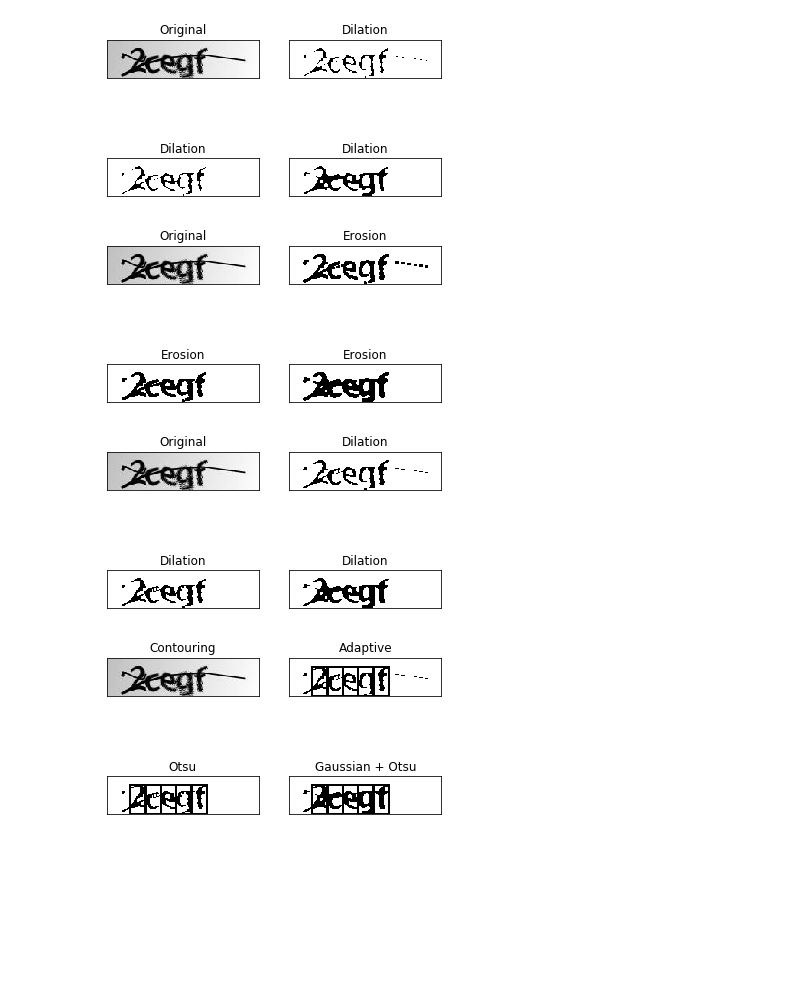
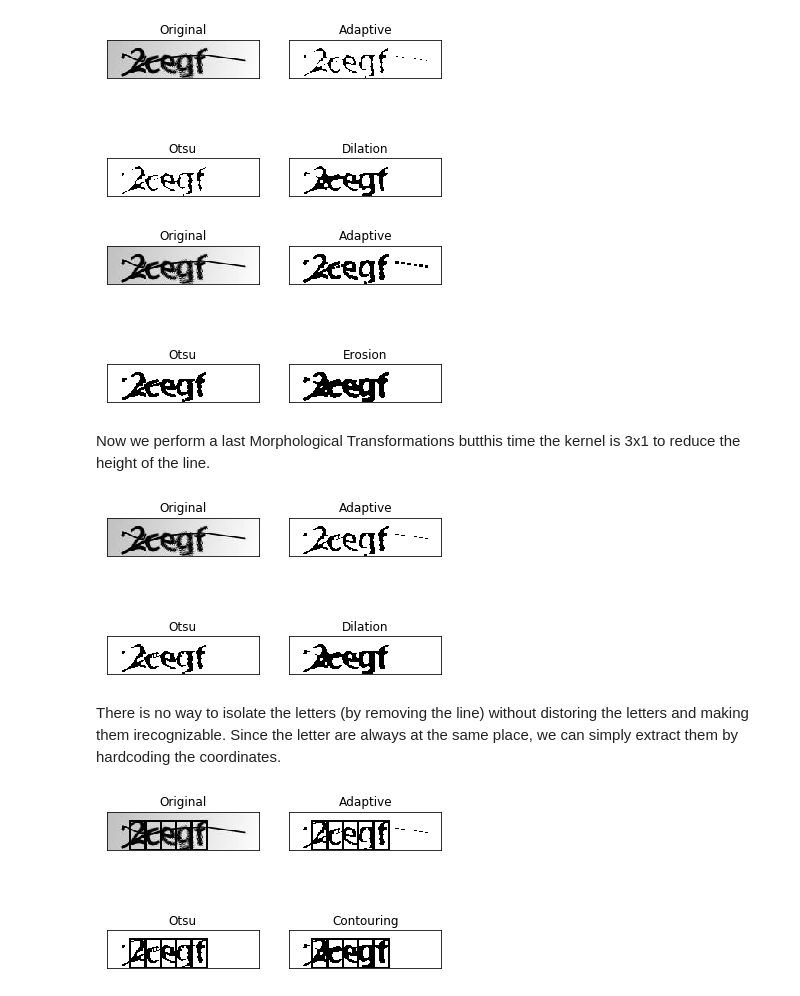
Before and after one commit to Fournierp/OCR, a Jupyter notebook: CAPTCHA/OpenCV Word Segmenting.ipynb, the cells around one changed output. Saved outputs shown, nothing was run; the diff lists cells and outputs as text; code cells hidden in the pictures; blank space fills up the shorter version.

```diff
--- a/CAPTCHA/OpenCV Word Segmenting.ipynb
+++ b/CAPTCHA/OpenCV Word Segmenting.ipynb
@@ -1,32 +32,23 @@
 # %%
-import cv2
-import numpy as np
-from matplotlib import pyplot as plt
-%matplotlib inline
-import imutils
-
-#Load image and convert to grey.
-img = cv2.imread('samples/2cegf.png', 0)
-
 # From RGB to BW
 # Adaptive thresholding
-# blur = cv2.blur(img,(5,5),0)
-th = cv2.adaptiveThreshold(
-    img, 255, cv2.ADAPTIVE_THRESH_MEAN_C, cv2.THRESH_BINARY, 17, 2)
+th = cv2.adaptiveThreshold(img, 255, cv2.ADAPTIVE_THRESH_MEAN_C, cv2.THRESH_BINARY, 17, 2)
 
 # Otsu thresholding
-ret2,th2 = cv2.threshold(img,0,255,cv2.THRESH_BINARY+cv2.THRESH_OTSU)
+ret2, th2 = cv2.threshold(img, 0, 255, cv2.THRESH_BINARY + cv2.THRESH_OTSU)
 
 # Otsu thresholding with Gaussian Blur
-blur = cv2.GaussianBlur(img,(5,5),0)
-ret3,th3 = cv2.threshold(blur,0,255,cv2.THRESH_BINARY+cv2.THRESH_OTSU)
+blur = cv2.GaussianBlur(img, (5, 5), 0)
+ret3, th3 = cv2.threshold(blur, 0, 255, cv2.THRESH_BINARY + cv2.THRESH_OTSU)
 
 #Plot
-titles = ['Original', 'Adaptive Threshold', 'Otsu Threshold', 'Gaussian + Otsu Threshold']
+titles = ['Original', 'Adaptive', 'Otsu', 'Gaussian + Otsu']
 images = [img, th, th2, th3]
 for i in range(4):
     plt.subplot(2, 2, i + 1), plt.imshow(images[i], 'gray')
     plt.title(titles[i])
     plt.xticks([]), plt.yticks([])
+
+plt.title('Threshold')
 plt.show()
 # %% [output]
@@ -34,11 +58,10 @@ plt.show()
 # %%
-#Erode and dilate (Because it is black on white, erosion dilates and dilation erodes).
 kernel = np.ones((3,3), np.uint8)
 dilation = cv2.dilate(th, kernel, iterations=1)
 dilation2 = cv2.dilate(th2, kernel, iterations=1)
 dilation3 = cv2.dilate(th3, kernel, iterations=1)
 
-titles2 = ['Original', 'Dilation', 'Dilation', 'Dilation']
+titles2 = ['Original', 'Adaptive', "Otsu", 'Gaussian + Otsu']
 images2 = [img, dilation, dilation2, dilation3]
 
 for i in range(4):
@@ -46,15 +69,16 @@ for i in range(4):
     plt.title(titles2[i])
     plt.xticks([]), plt.yticks([])
 
+plt.title('Dilation')
 plt.show()
 # %% [output]
-[figure, old version]
+[figure, new version]
 # %%
 erosion = cv2.erode(dilation, kernel, iterations=1)
 erosion2 = cv2.erode(dilation2, kernel, iterations=1)
 erosion3 = cv2.erode(dilation3, kernel, iterations=1)
 
-titles3 = ['Original', 'Erosion', 'Erosion', 'Erosion']
+titles3 = ['Original', 'Adaptive', "Otsu", 'Gaussian + Otsu']
 images3 = [img, erosion, erosion2, erosion3]
 
 for i in range(4):
@@ -62,16 +86,19 @@ for i in range(4):
     plt.title(titles3[i])
     plt.xticks([]), plt.yticks([])
 
+plt.title('Erosion')
 plt.show()
 # %% [output]
-[figure, old version]
+[figure, new version]
+# %% [markdown]
+Now we perform a last Morphological Transformations butthis time the kernel is 3x1 to reduce the height of the line.
 # %%
 kernel = np.ones((3,1), np.uint8)
 dilation = cv2.dilate(erosion, kernel, iterations=1)
 dilation2 = cv2.dilate(erosion2, kernel, iterations=1)
 dilation3 = cv2.dilate(erosion3, kernel, iterations=1)
 
-titles4 = ['Original', 'Dilation', 'Dilation', 'Dilation']
+titles4 = ['Original', 'Adaptive', "Otsu", 'Gaussian + Otsu']
 images4 = [img, dilation, dilation2, dilation3]
 
 for i in range(4):
@@ -79,27 +106,32 @@ for i in range(4):
     plt.title(titles4[i])
     plt.xticks([]), plt.yticks([])
 
+plt.title('Dilation')
 plt.show()
 # %% [output]
-[figure, old version]
+[figure, new version]
+# %% [markdown]
+There is no way to isolate the letters (by removing the line) without distoring the letters and making them irecognizable. Since the letter are always at the same place, we can simply extract them by hardcoding the coordinates.
 # %%
 #Get the individual letters.
 x, y, w, h = 30, 12, 20, 38
 for  i in range(5):
     # get the bounding rect
-    cv2.rectangle(dilation, (x, y), (x+w, y+h), (0, 255, 0), 2)
-    cv2.rectangle(dilation2, (x, y), (x+w, y+h), (0, 255, 0), 2)
-    cv2.rectangle(dilation3, (x, y), (x+w, y+h), (0, 255, 0), 2)
+    cv2.rectangle(img, (x, y), (x + w, y + h), (0, 255, 0), 2)
+    cv2.rectangle(dilation, (x, y), (x + w, y + h), (0, 255, 0), 2)
+    cv2.rectangle(dilation2, (x, y), (x + w, y + h), (0, 255, 0), 2)
+    cv2.rectangle(dilation3, (x, y), (x + w, y + h), (0, 255, 0), 2)
     x += w
 
-titles3 = ['Contouring', 'Adaptive', "Otsu", 'Gaussian + Otsu']
+titles3 = ['Original', 'Adaptive', "Otsu", 'Gaussian + Otsu']
 images3 = [img, dilation, dilation2, dilation3] #img, opening, opening2, opening3]
 
 for i in range(4):
     plt.subplot(2, 2, i + 1), plt.imshow(images3[i], 'gray')
     plt.title(titles3[i])
     plt.xticks([]), plt.yticks([])
 
+plt.title('Contouring')
 plt.show()
 # %% [output]
-[figure, old version]
+[figure, new version]
```
Also changed, not shown: parts of 7 cells of this notebook, 1 other file.
